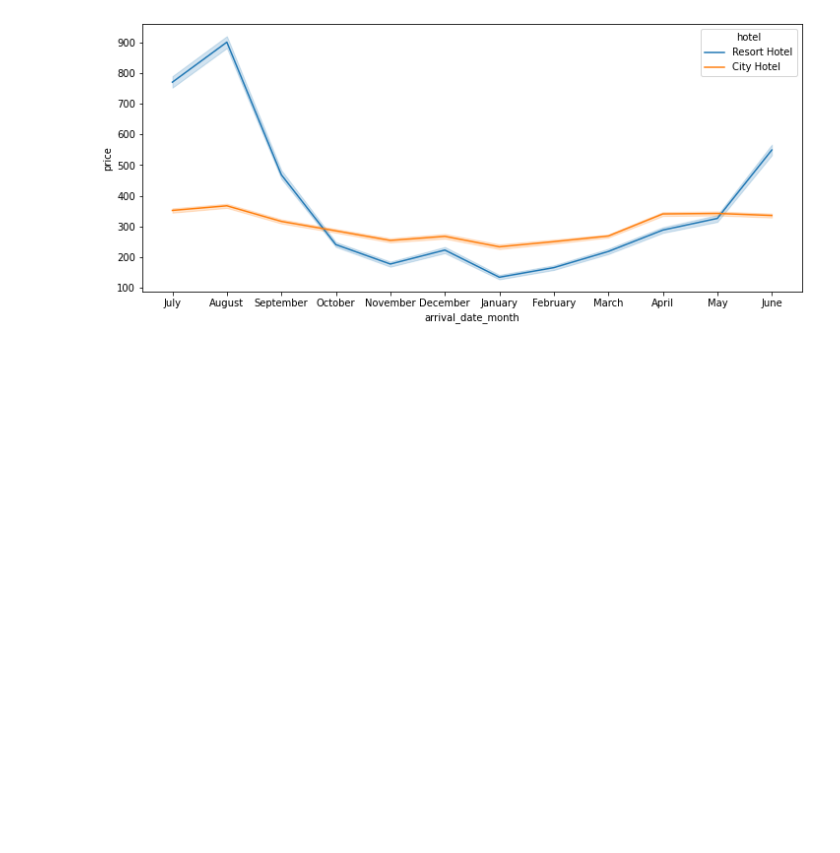
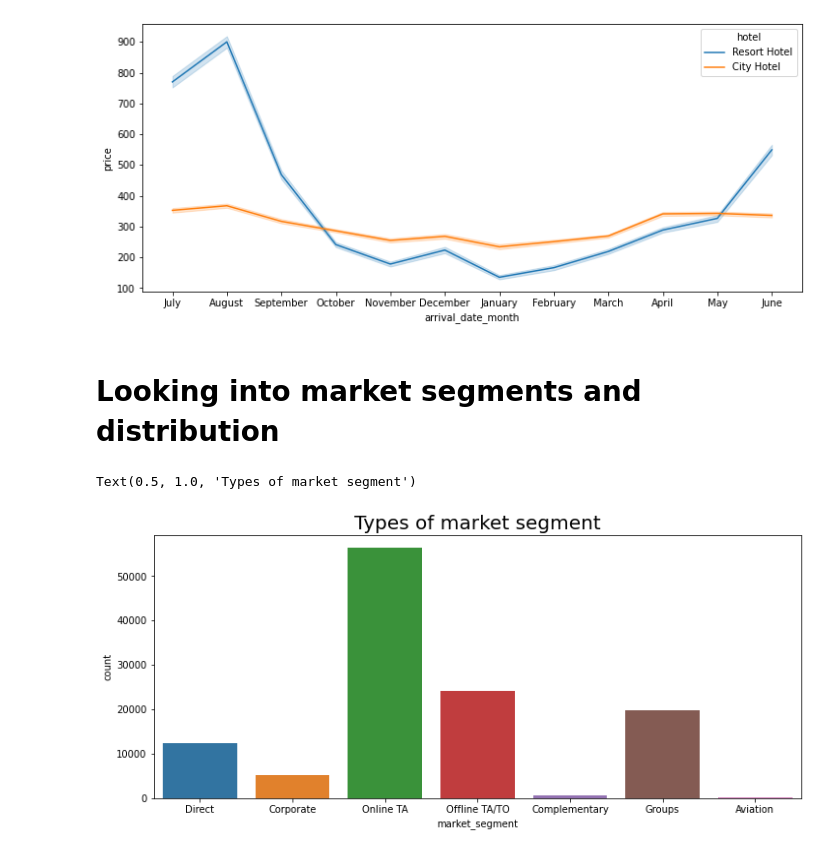
Before and after one commit to SwenFereira/Hotel-Booking-Analysis-EDA-Capstone-Project-, a Jupyter notebook: Swen_Fereira_|_Hotel_Booking_Analysis_Capstone_Project.ipynb, the cells around one changed output. Drawn from its saved outputs; the diff is of its cells as text; code cells hidden in the pictures; blank space fills up the shorter version.

```diff
--- a/Swen_Fereira_|_Hotel_Booking_Analysis_Capstone_Project.ipynb
+++ b/Swen_Fereira_|_Hotel_Booking_Analysis_Capstone_Project.ipynb
@@ -205,3 +205,11 @@ See the caveats in the documentation: https://pandas.pydata.org/pandas-docs/stab
   import sys
 <matplotlib.axes._subplots.AxesSubplot at 0x...>
 [figure]
+# %% [markdown]
+# **Looking into market segments and distribution**
+# %%
+plt.figure(figsize=(12,5))
+sns.countplot(data = data, x = 'market_segment').set_title('Types of market segment', fontsize = 20)
+# %% [output]
+Text(0.5, 1.0, 'Types of market segment')
+[figure, added]
```
